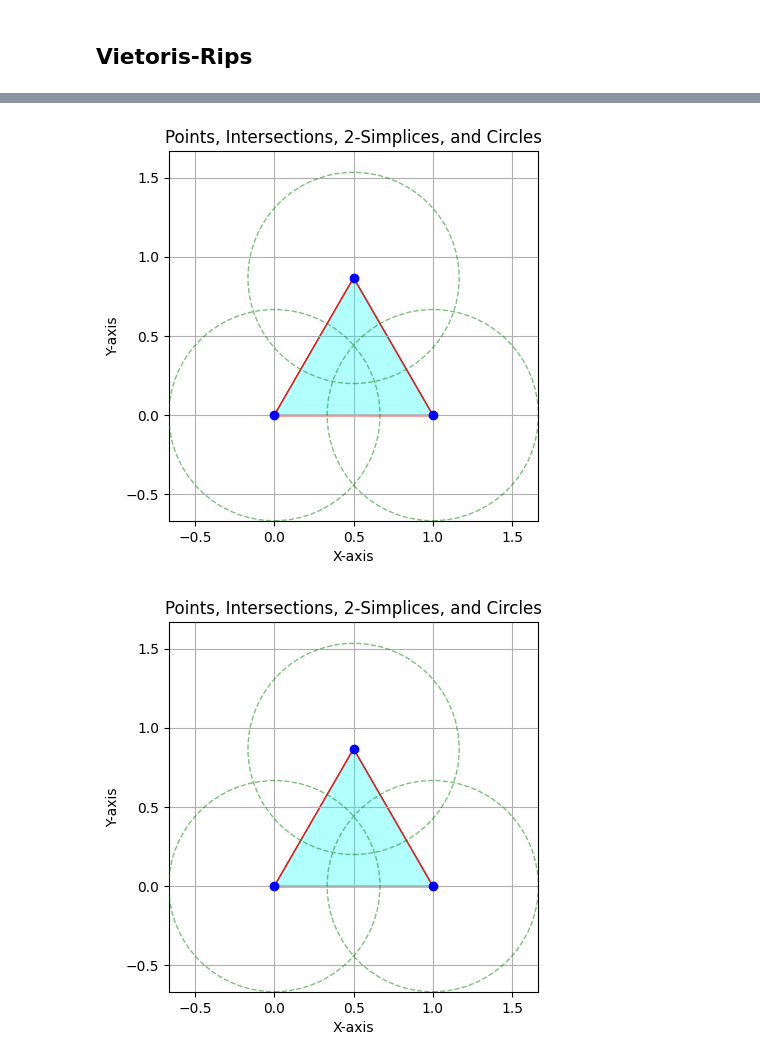
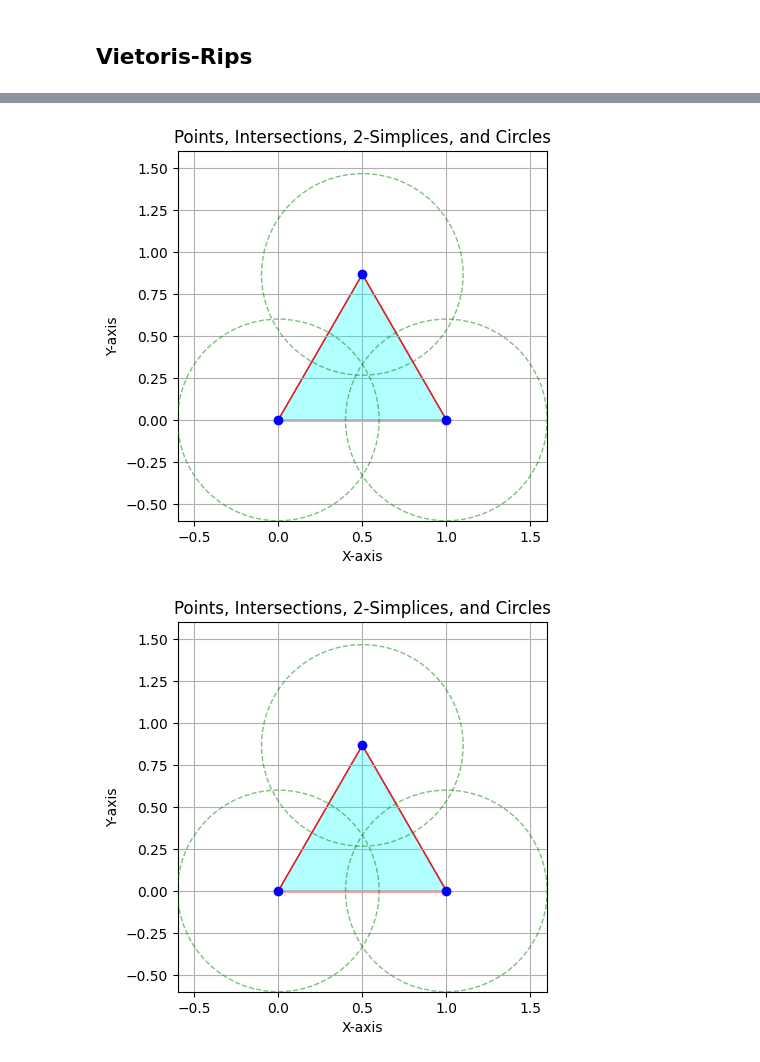
Before and after one commit to tobbensol/masters-thesis, a Jupyter notebook: topology testing/simplical methods.ipynb, the cells around one changed output, grey strips where cells are left out. Saved outputs shown, nothing was run; the diff lists cells and outputs as text; code cells hidden in the pictures.

```diff
--- a/topology testing/simplical methods.ipynb
+++ b/topology testing/simplical methods.ipynb
@@ -153,12 +153,12 @@ plot_points_and_lines_with_simplices(zero_simplices, one_simplices, cech_two_sim
 # %%
-epsilon = 2/3
+epsilon = 9/15
 zero_simplices = [(0, 0), (1, 0), (1/2, np.sqrt(3)/2)]
 one_simplices = get_intersections(zero_simplices, epsilon)
 two_simplices = get_common_intersections(one_simplices)
 cech_two_simplices = test_cech(zero_simplices, two_simplices, epsilon)
 
 plot_points_and_lines_with_simplices(zero_simplices, one_simplices, two_simplices, epsilon, draw_circles=True)
 plot_points_and_lines_with_simplices(zero_simplices, one_simplices, cech_two_simplices, epsilon, draw_circles=True)
 # %% [output]
-[figure, old version]
+[figure, new version]
-[figure, old version]
+[figure, new version]
```
Also changed, not shown: parts of 1 cell of this notebook.
